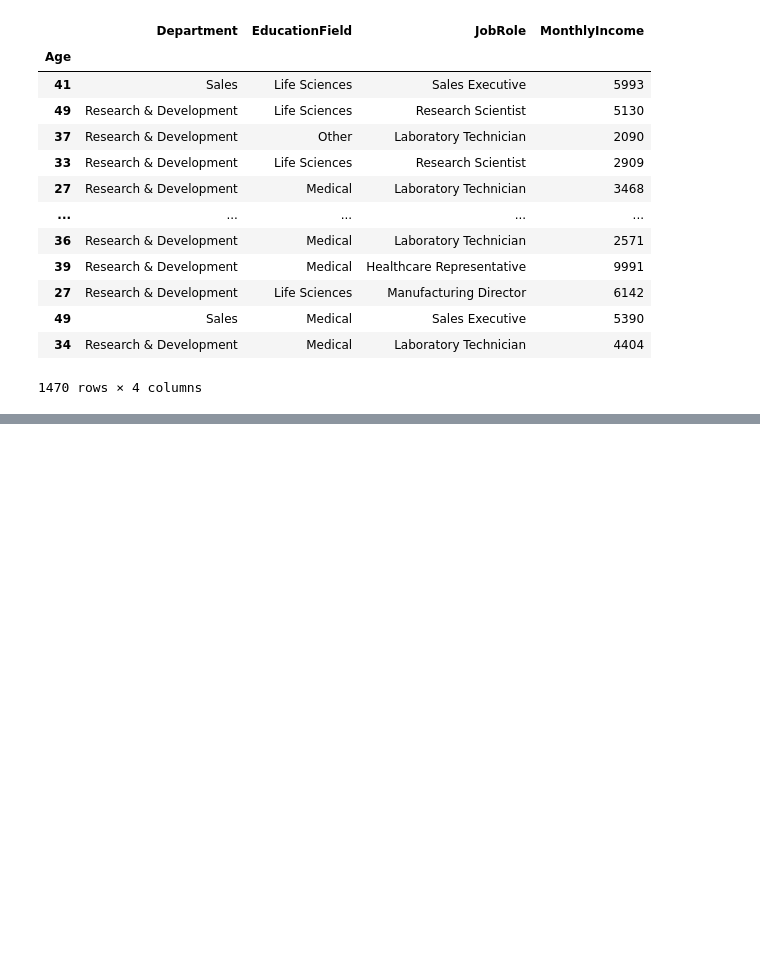
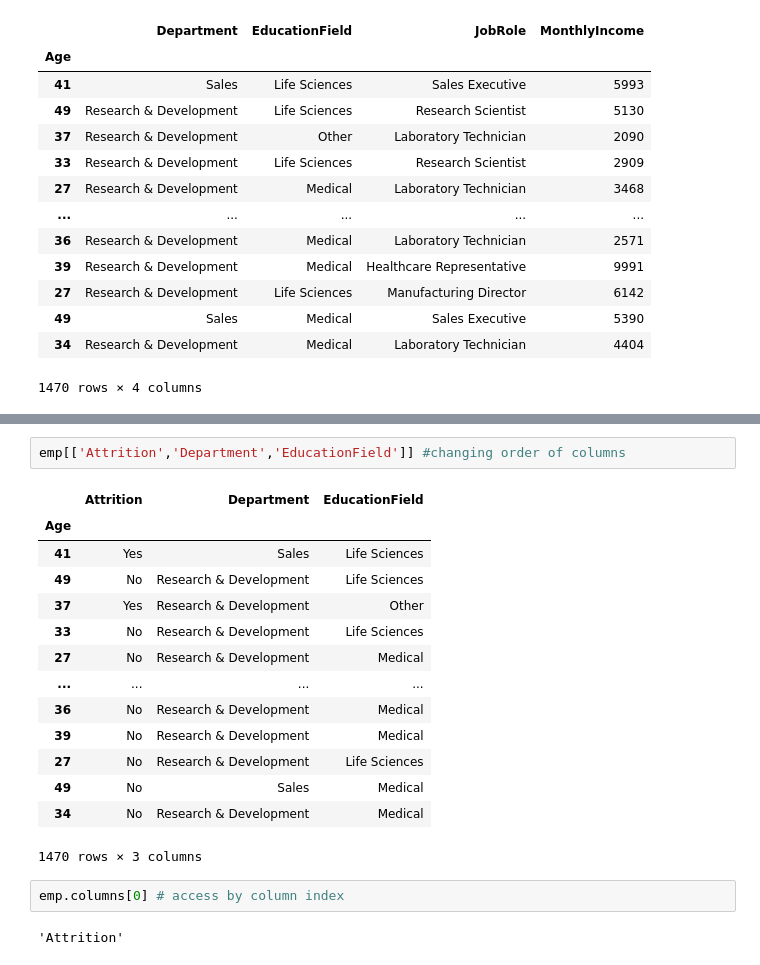
Before and after one commit to Roopa-KR/Python-Concepts, a Jupyter notebook: pandas.ipynb, the cells around one changed output, grey strips where cells are left out. Saved outputs shown, nothing was run; the diff lists cells and outputs as text; blank space fills up the shorter version.

```diff
--- a/pandas.ipynb
+++ b/pandas.ipynb
@@ -1019,0 +1099,21 @@ DailyRate, Department, EducationField, JobRole, MaritalStatus, MonthlyIncome, Nu
+# %%
+emp[['Attrition','Department','EducationField']] #changing order of columns
+# %% [output]
+|  | Attrition | Department | EducationField |
+| Age |  |  |  |
+| 41 | Yes | Sales | Life Sciences |
+| 49 | No | Research & Development | Life Sciences |
+| 37 | Yes | Research & Development | Other |
+| 33 | No | Research & Development | Life Sciences |
+| 27 | No | Research & Development | Medical |
+| ... | ... | ... | ... |
+| 36 | No | Research & Development | Medical |
+| 39 | No | Research & Development | Medical |
+| 27 | No | Research & Development | Life Sciences |
+| 49 | No | Sales | Medical |
+| 34 | No | Research & Development | Medical |
+1470 rows × 3 columns
+# %%
+emp.columns[0] # access by column index
+# %% [output]
+'Attrition'
```
Also changed, not shown: parts of 17 cells of this notebook.
